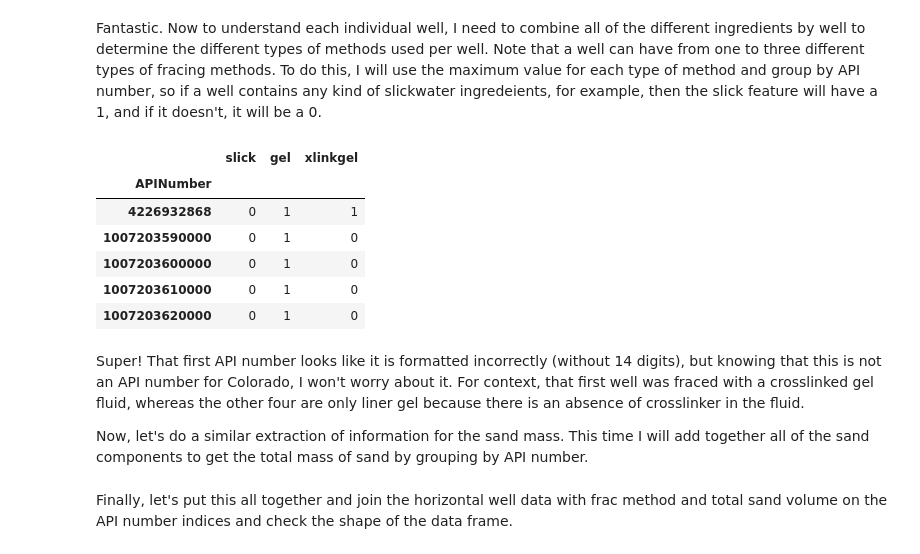
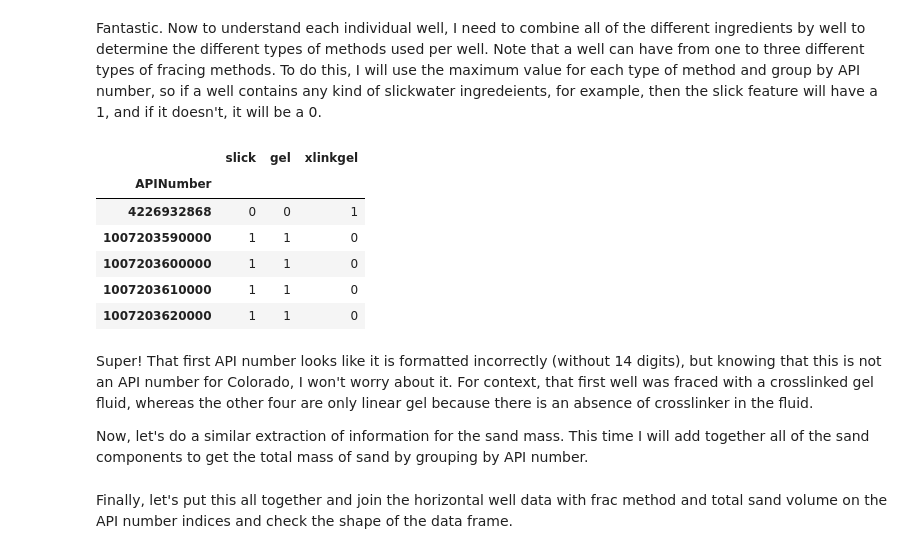
Before and after one commit to ephs08kmp/Frac_Production, a Jupyter notebook: Frac_Production_Data_Cleaning.ipynb, the cells around one changed output. Drawn from its saved outputs; the diff is of its cells as text; code cells hidden in the pictures.

```diff
--- a/Frac_Production_Data_Cleaning.ipynb
+++ b/Frac_Production_Data_Cleaning.ipynb
@@ -325,7 +256,7 @@ I will also identify the different ingredients indicative of the sand component,
 # Cleaning all purposes to be lowercase
 fracfocus.Purpose = fracfocus.Purpose.map(lambda x: str(x).lower())
 # Identifying all slickwater purpsoes
-fracfocus['slick'] = fracfocus.Purpose.map(lambda x: 1 if re.search('surfact|mobil|flow', x) else 0)
+fracfocus['slick'] = fracfocus.Purpose.map(lambda x: 1 if re.search('friction|surfact|mobil|flow', x) else 0)
 # Identifying all gel purposes
 fracfocus['gel'] = fracfocus.Purpose.map(lambda x: 1 if re.search('gel', x) else 0)
 # Identifying all crosslinked gel purposes
@@ -367,19 +298,25 @@ Fantastic.  Now to understand each individual well, I need to combine all of the
 # %%
 # Creating separate data frame grouped by API number for frac method types
 fracmethod = fracfocus.groupby('APINumber')[['APINumber','slick','gel','xlinkgel']].max()
 # Setting index as API Number for joining purposes
 fracmethod = fracmethod.reindex(fracmethod.APINumber).drop('APINumber', axis=1)
+
+# Removing duplicate information between gel and crosslinked gel
+for idx in fracmethod.index:
+    if fracmethod.loc[idx, 'gel'] == 1 and fracmethod.loc[idx, 'xlinkgel'] == 1:
+        fracmethod.loc[idx, 'gel'] = 0
+
 fracmethod.head()
 # %% [output]
 |  | slick | gel | xlinkgel |
 | APINumber |  |  |  |
-| 4226932868 | 0 | 1 | 1 |
-| 1007203590000 | 0 | 1 | 0 |
-| 1007203600000 | 0 | 1 | 0 |
-| 1007203610000 | 0 | 1 | 0 |
-| 1007203620000 | 0 | 1 | 0 |
+| 4226932868 | 0 | 0 | 1 |
+| 1007203590000 | 1 | 1 | 0 |
+| 1007203600000 | 1 | 1 | 0 |
+| 1007203610000 | 1 | 1 | 0 |
+| 1007203620000 | 1 | 1 | 0 |
 # %% [markdown]
-Super! That first API number looks like it is formatted incorrectly (without 14 digits), but knowing that this is not an API number for Colorado, I won't worry about it. For context, that first well was fraced with a crosslinked gel fluid, whereas the other four are only liner gel because there is an absence of crosslinker in the fluid.
+Super! That first API number looks like it is formatted incorrectly (without 14 digits), but knowing that this is not an API number for Colorado, I won't worry about it. For context, that first well was fraced with a crosslinked gel fluid, whereas the other four are only linear gel because there is an absence of crosslinker in the fluid.
 
 Now, let's do a similar extraction of information for the sand mass.  This time I will add together all of the sand components to get the total mass of sand by grouping by API number.
 # %%
```
Also changed, not shown: parts of 20 cells of this notebook, 4 other files.
